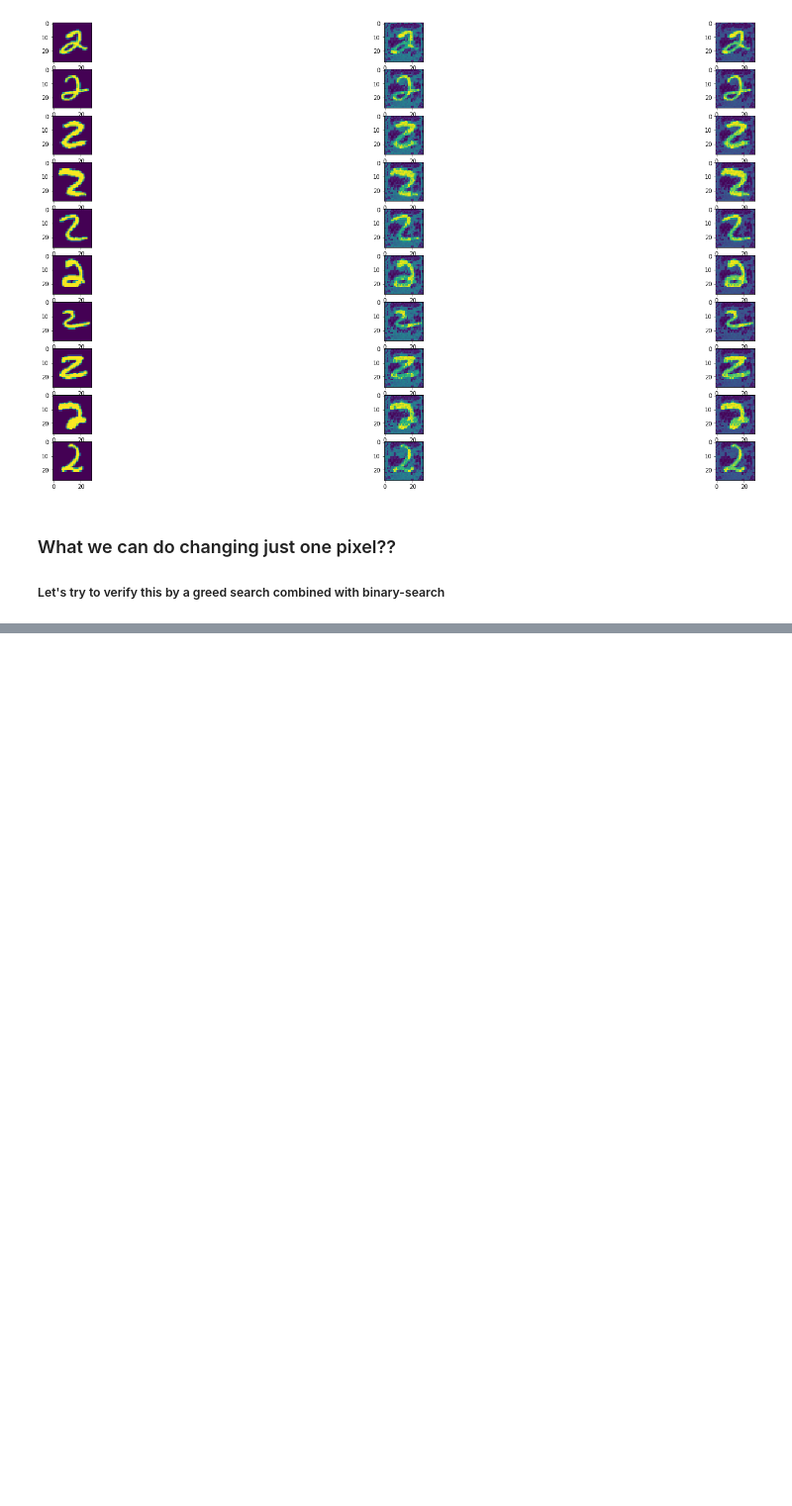
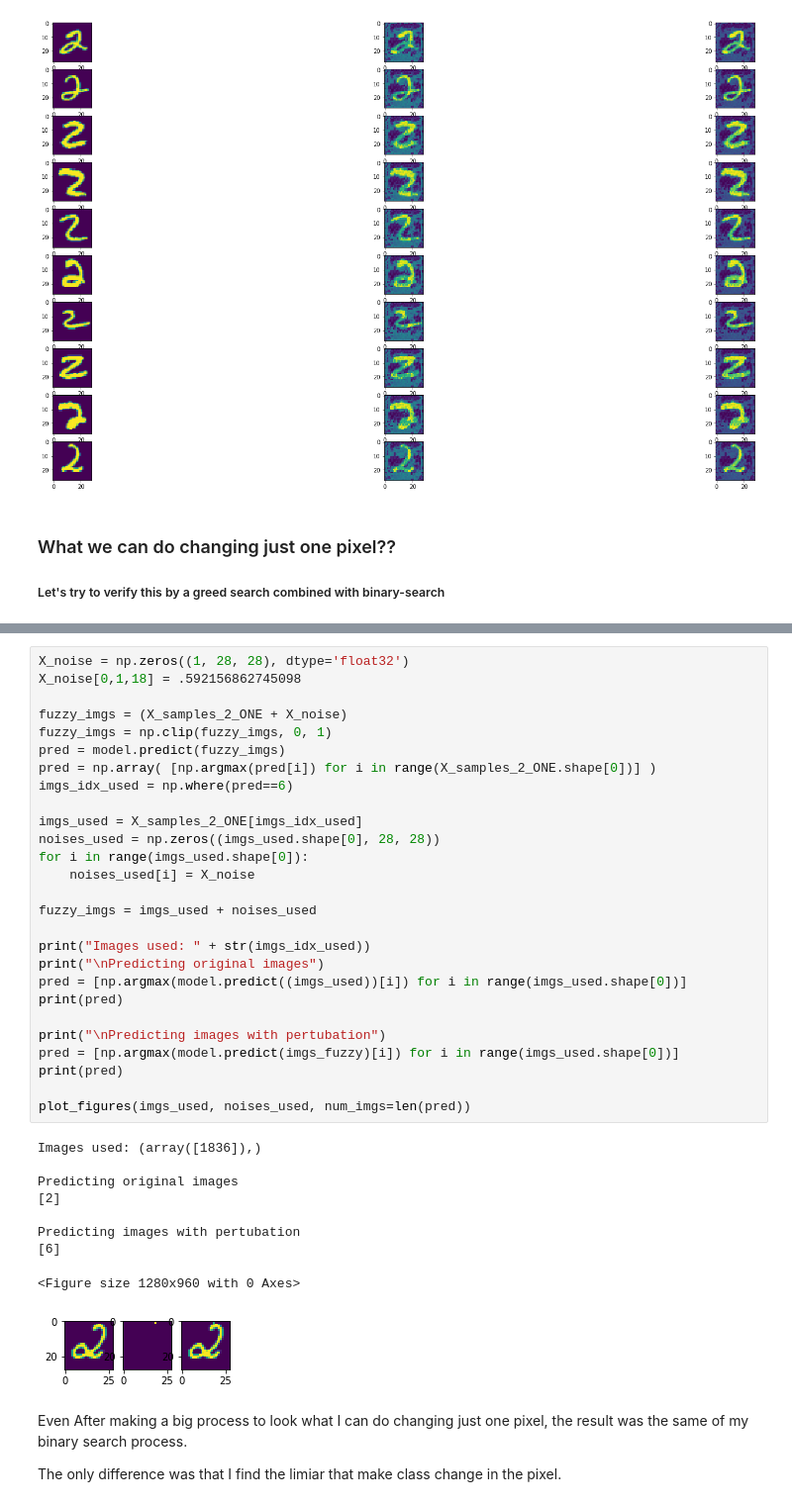
Before and after one commit to evertonaleixo/adversarialCNN, a Jupyter notebook: Challenge_For_AI.ipynb, the cells around one changed output, grey strips where cells are left out. Shown: that part at 99% size. Saved outputs shown, nothing was run; the diff lists cells and outputs as text; blank space fills up the shorter version.

```diff
--- a/Challenge_For_AI.ipynb
+++ b/Challenge_For_AI.ipynb
@@ -558,0 +751,41 @@ Predicting images with pertubation
+# %%
+X_noise = np.zeros((1, 28, 28), dtype='float32')
+X_noise[0,1,18] = .592156862745098
+
+fuzzy_imgs = (X_samples_2_ONE + X_noise)
+fuzzy_imgs = np.clip(fuzzy_imgs, 0, 1)
+pred = model.predict(fuzzy_imgs)
+pred = np.array( [np.argmax(pred[i]) for i in range(X_samples_2_ONE.shape[0])] )
+imgs_idx_used = np.where(pred==6)
+
+imgs_used = X_samples_2_ONE[imgs_idx_used]
+noises_used = np.zeros((imgs_used.shape[0], 28, 28))
+for i in range(imgs_used.shape[0]):
+    noises_used[i] = X_noise
+
+fuzzy_imgs = imgs_used + noises_used
+
+print("Images used: " + str(imgs_idx_used))
+print("\nPredicting original images")
+pred = [np.argmax(model.predict((imgs_used))[i]) for i in range(imgs_used.shape[0])]
+print(pred)
+
+print("\nPredicting images with pertubation")
+pred = [np.argmax(model.predict(imgs_fuzzy)[i]) for i in range(imgs_used.shape[0])]
+print(pred)
+
+plot_figures(imgs_used, noises_used, num_imgs=len(pred))
+# %% [output]
+Images used: (array([1836]),)
+
+Predicting original images
+[2]
+
+Predicting images with pertubation
+[6]
+<Figure size 1280x960 with 0 Axes>
+[figure, added]
+# %% [markdown]
+Even After making a big process to look what I can do changing just one pixel, the result was the same of my binary search process.
+
+The only difference was that I find the limiar that make class change in the pixel.
```
Also changed, not shown: parts of 7 cells of this notebook.
